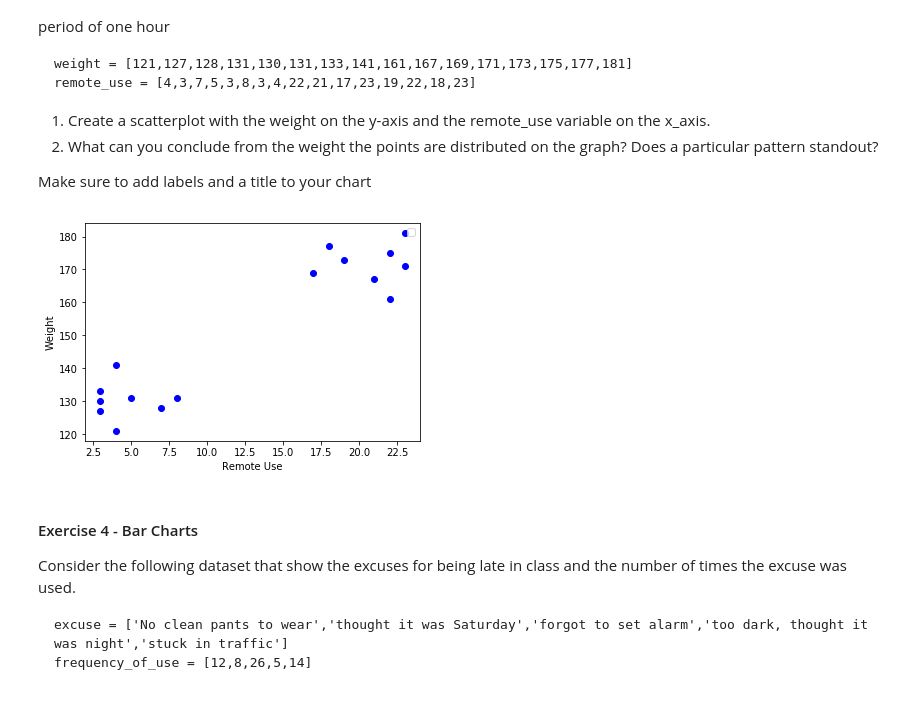
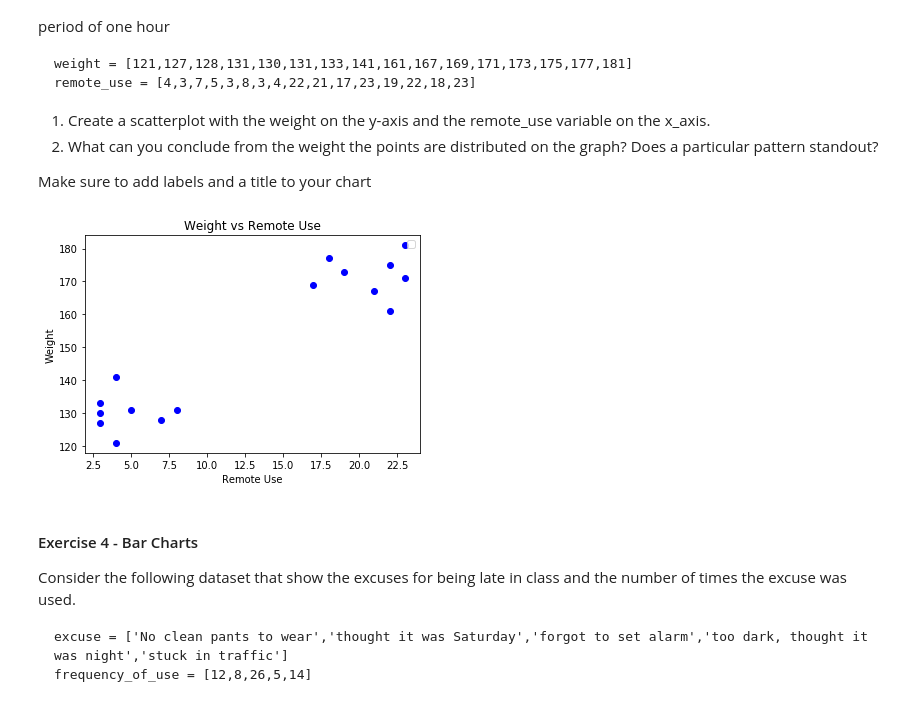
Before and after one commit to ygperez/CIS-024C-HW, a Jupyter notebook: hw11.ipynb, the cells around one changed output. Cells and saved outputs as stored; diff of their text form; code cells hidden in the pictures.

```diff
--- a/hw11.ipynb
+++ b/hw11.ipynb
@@ -116,19 +119,20 @@ Make sure to add labels and a title to your chart
 # %%
 ### YOUR CODE GOES BELOW
 import matplotlib.pyplot as plt
 
 weight = [121,127,128,131,130,131,133,141,161,167,169,171,173,175,177,181]
 remote_use = [4,3,7,5,3,8,3,4,22,21,17,23,19,22,18,23]
 
+plt.title("Weight vs Remote Use")
 plt.xlabel("Remote Use")
 plt.ylabel("Weight")
 
 plt.plot(remote_use,weight, 'bo')
 
 plt.legend()
 
 plt.show()
 
 ### END CODE
 # %% [output]
-[figure, old version]
+[figure, new version]
```
Also changed, not shown: parts of 7 cells of this notebook.
